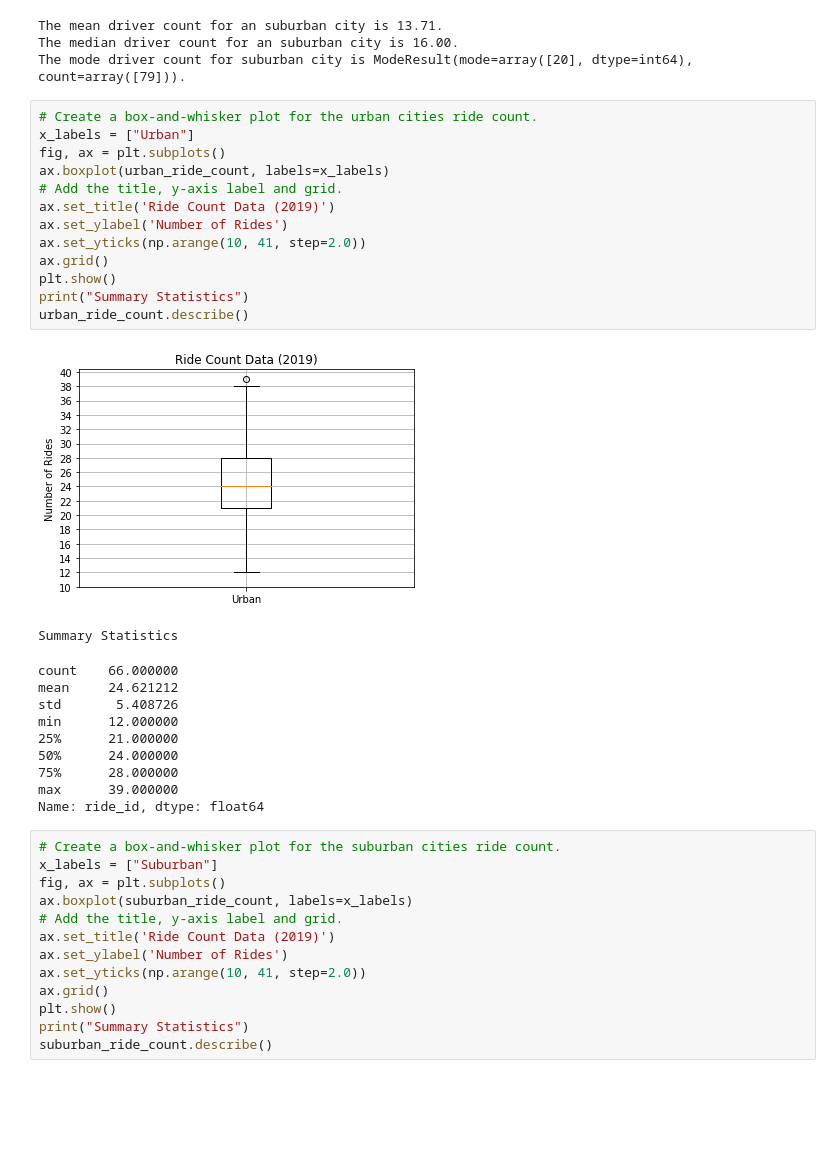
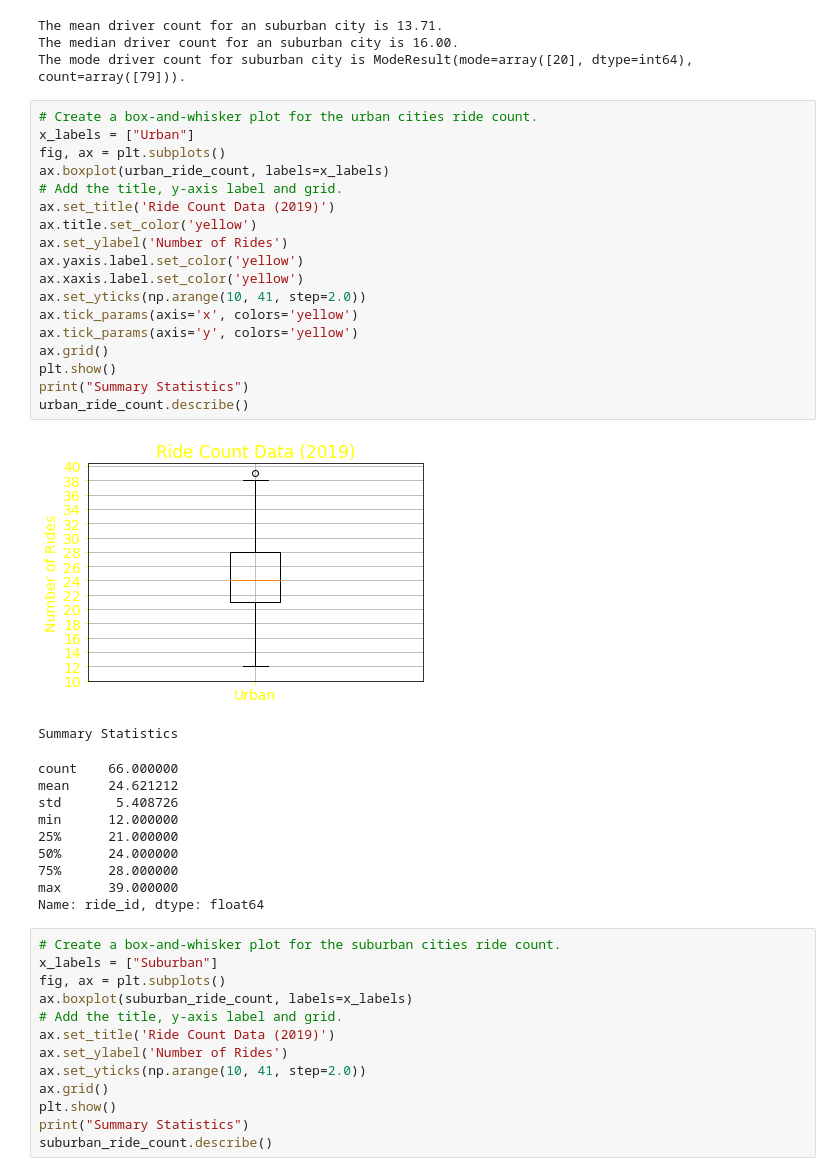
Before and after one commit to aolayeye/PyBer_Analysis, a Jupyter notebook: PyBer.ipynb, the cells around one changed output. Cells and saved outputs as stored; diff of their text form; blank space fills up the shorter version.

```diff
--- a/PyBer.ipynb
+++ b/PyBer.ipynb
@@ -597,18 +600,23 @@ The mode driver count for suburban city is ModeResult(mode=array([20], dtype=int
 # %%
 # Create a box-and-whisker plot for the urban cities ride count.
 x_labels = ["Urban"]
 fig, ax = plt.subplots()
 ax.boxplot(urban_ride_count, labels=x_labels)
 # Add the title, y-axis label and grid.
 ax.set_title('Ride Count Data (2019)')
+ax.title.set_color('yellow')
 ax.set_ylabel('Number of Rides')
+ax.yaxis.label.set_color('yellow')
+ax.xaxis.label.set_color('yellow')
 ax.set_yticks(np.arange(10, 41, step=2.0))
+ax.tick_params(axis='x', colors='yellow')
+ax.tick_params(axis='y', colors='yellow')
 ax.grid()
 plt.show()
 print("Summary Statistics")
 urban_ride_count.describe()
 # %% [output]
-[figure, old version]
+[figure, new version]
 Summary Statistics
 count    66.000000
 mean     24.621212
```
Also changed, not shown: parts of 27 cells of this notebook.
